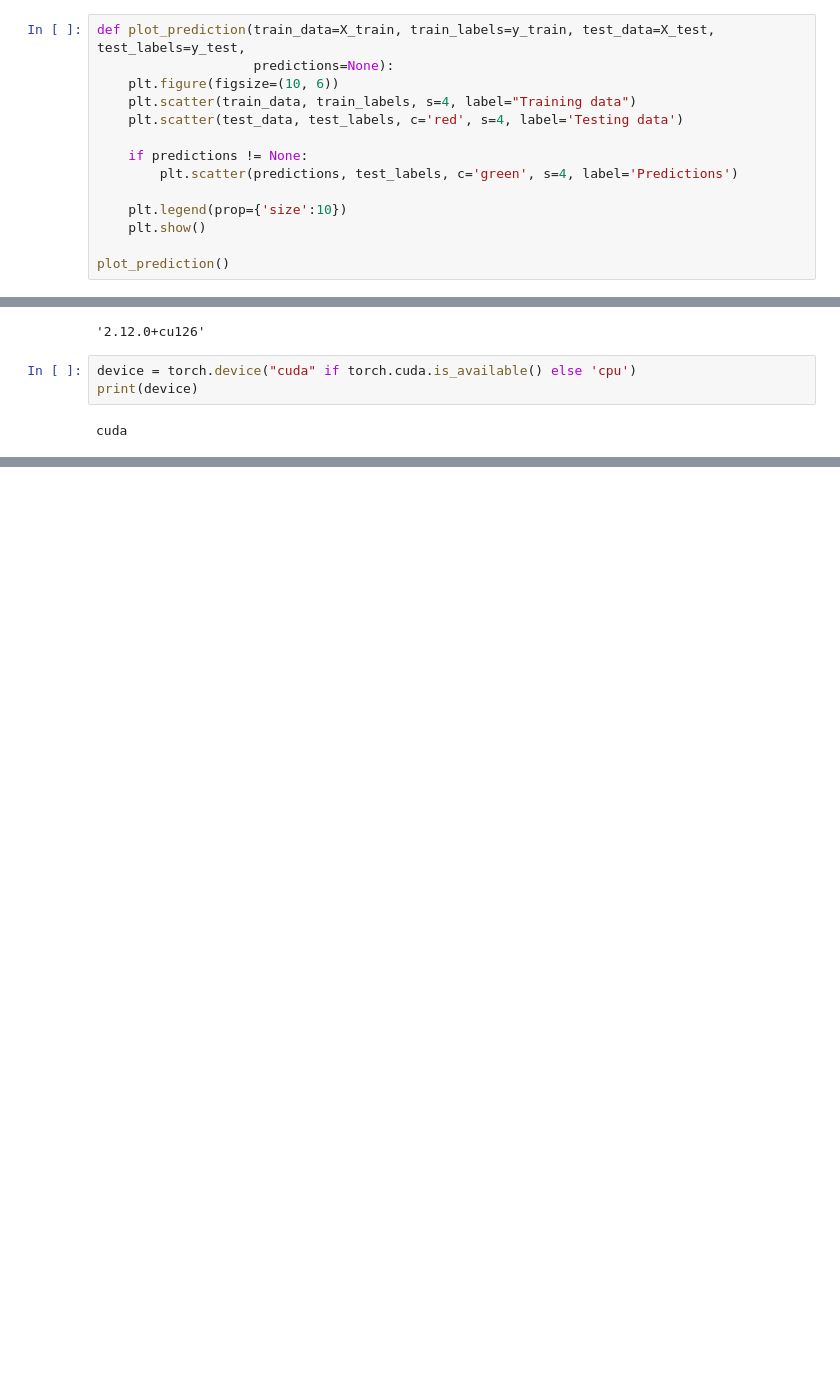
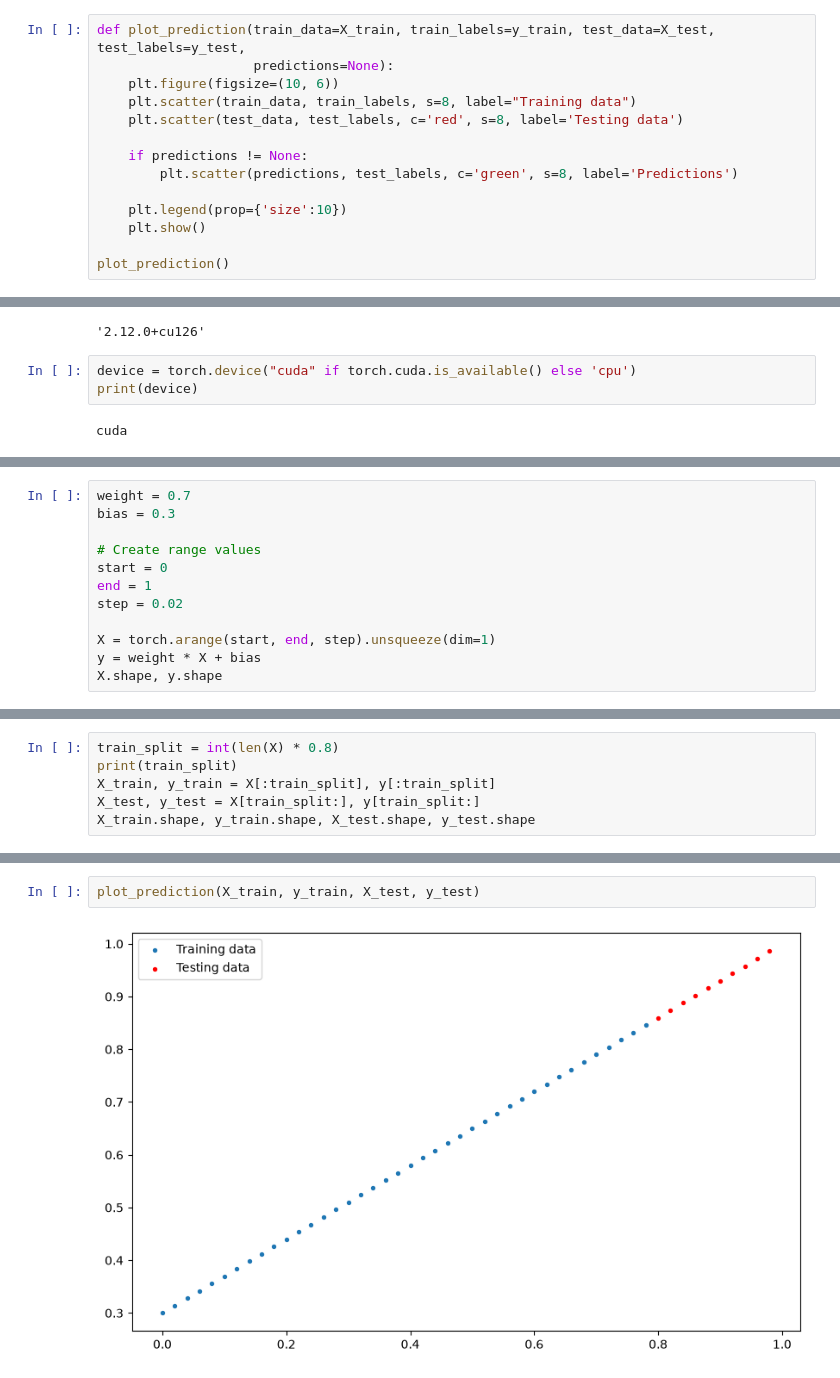
Before and after one commit to zintomvn/Research-Training, a Jupyter notebook: Pytorch/Labs/01_pytorch_elementary.ipynb, the cells around one changed output, grey strips where cells are left out. Cells and saved outputs as stored; diff of their text form; blank space fills up the shorter version.

```diff
--- a/Pytorch/Labs/01_pytorch_elementary.ipynb
+++ b/Pytorch/Labs/01_pytorch_elementary.ipynb
@@ -93,11 +93,11 @@ X_train.shape, y_train.shape, X_test.shape, y_test.shape
 def plot_prediction(train_data=X_train, train_labels=y_train, test_data=X_test, test_labels=y_test,
                     predictions=None):
     plt.figure(figsize=(10, 6))
-    plt.scatter(train_data, train_labels, s=4, label="Training data")
-    plt.scatter(test_data, test_labels, c='red', s=4, label='Testing data')
+    plt.scatter(train_data, train_labels, s=8, label="Training data")
+    plt.scatter(test_data, test_labels, c='red', s=8, label='Testing data')
 
     if predictions != None:
-        plt.scatter(predictions, test_labels, c='green', s=4, label='Predictions')
+        plt.scatter(predictions, test_labels, c='green', s=8, label='Predictions')
 
     plt.legend(prop={'size':10})
     plt.show()
@@ -642,0 +646,12 @@ cuda
+# %%
+weight = 0.7
+bias = 0.3
+
+# Create range values
+start = 0
+end = 1
+step = 0.02
+
+X = torch.arange(start, end, step).unsqueeze(dim=1)
+y = weight * X + bias
+X.shape, y.shape
@@ -642,0 +660,6 @@ cuda
+# %%
+train_split = int(len(X) * 0.8)
+print(train_split)
+X_train, y_train = X[:train_split], y[:train_split]
+X_test, y_test = X[train_split:], y[train_split:]
+X_train.shape, y_train.shape, X_test.shape, y_test.shape
@@ -642,0 +672,4 @@ cuda
+# %%
+plot_prediction(X_train, y_train, X_test, y_test)
+# %% [output]
+[figure, added]
```
Also changed, not shown: parts of 23 cells of this notebook, 2 other files.
